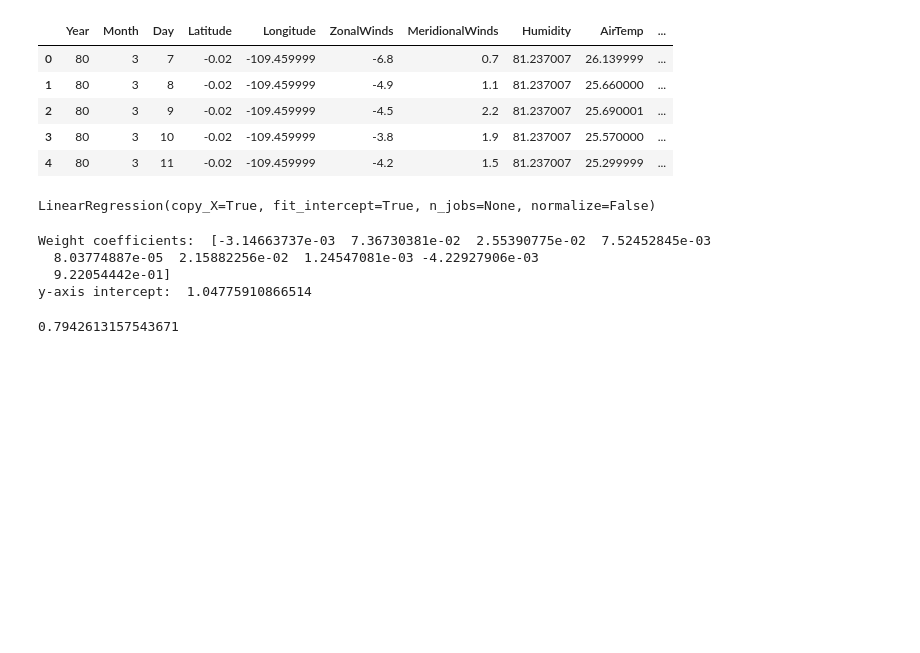
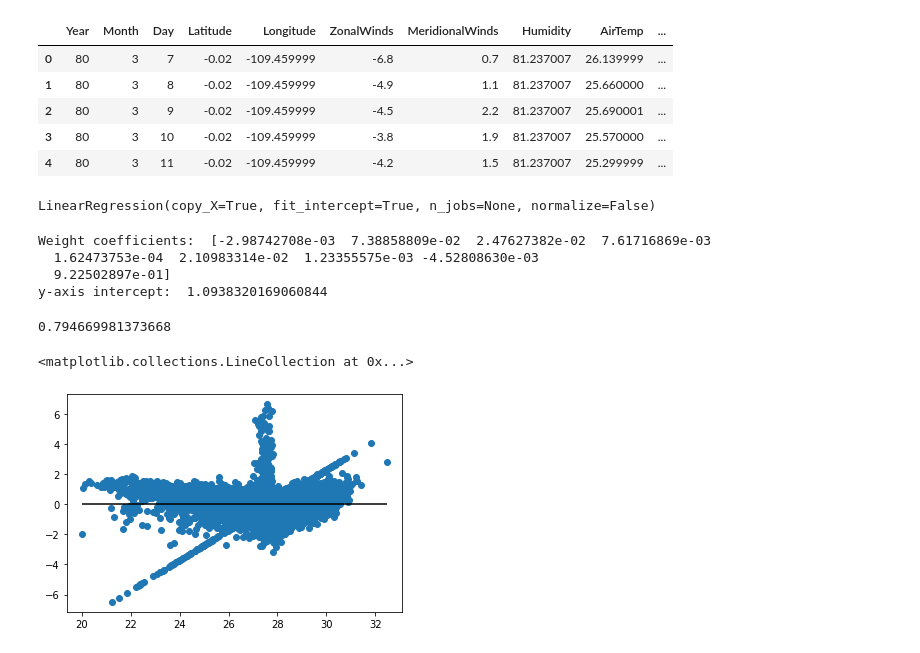
Before and after one commit to vuhpham94/nflx-data-projects-g6, a Jupyter notebook: project2/notebooks/project2_g6_elnino.ipynb, the cells around one changed output. Cells and saved outputs as stored; diff of their text form; code cells hidden in the pictures; blank space fills up the shorter version.

```diff
--- a/project2/notebooks/project2_g6_elnino.ipynb
+++ b/project2/notebooks/project2_g6_elnino.ipynb
@@ -285,7 +286,7 @@ use_df.head()
 X = use_df[['Humidity', 'ZonalWinds', 'Year', 'Month','Day', 'Latitude', 'Longitude', 'MeridionalWinds', 'AirTemp']]
 y = use_df['SeaSurfaceTemp']
 # %%
-X_train, X_test, y_train, y_test = train_test_split(X,y,test_size =0.20, random_state = 42)
+X_train, X_test, y_train, y_test = train_test_split(X,y, test_size =0.05, random_state = 42)
 # %%
 model = LinearRegression()
 # %%
@@ -296,12 +297,18 @@ LinearRegression(copy_X=True, fit_intercept=True, n_jobs=None, normalize=False)
 print('Weight coefficients: ', model.coef_)
 print('y-axis intercept: ', model.intercept_)
 # %% [output]
-Weight coefficients:  [-3.14663737e-03  7.36730381e-02  2.55390775e-02  7.52452845e-03
-  8.03774887e-05  2.15882256e-02  1.24547081e-03 -4.22927906e-03
-  9.22054442e-01]
-y-axis intercept:  1.04775910866514
+Weight coefficients:  [-2.98742708e-03  7.38858809e-02  2.47627382e-02  7.61716869e-03
+  1.62473753e-04  2.10983314e-02  1.23355575e-03 -4.52808630e-03
+  9.22502897e-01]
+y-axis intercept:  1.0938320169060844
 # %%
 y_pred = model.predict(X_test)
 model.score(X_test, y_test)
 # %% [output]
-0.7942613157543671
+0.794669981373668
+# %%
+plt.scatter(y_pred, y_pred-y_test)
+plt.hlines(y=0, xmin=y_pred.min(), xmax=y_pred.max())
+# %% [output]
+<matplotlib.collections.LineCollection at 0x...>
+[figure, added]
```
Also changed, not shown: parts of 3 cells of this notebook.
